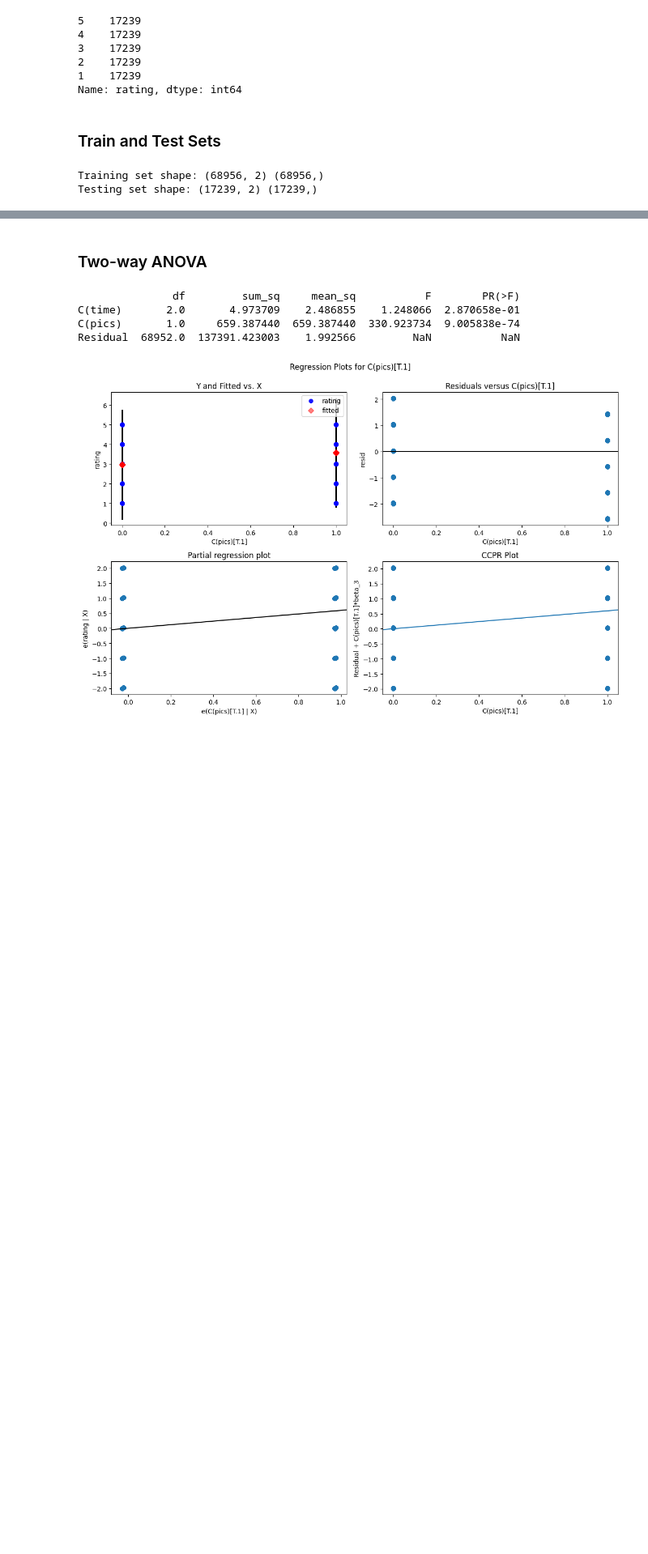
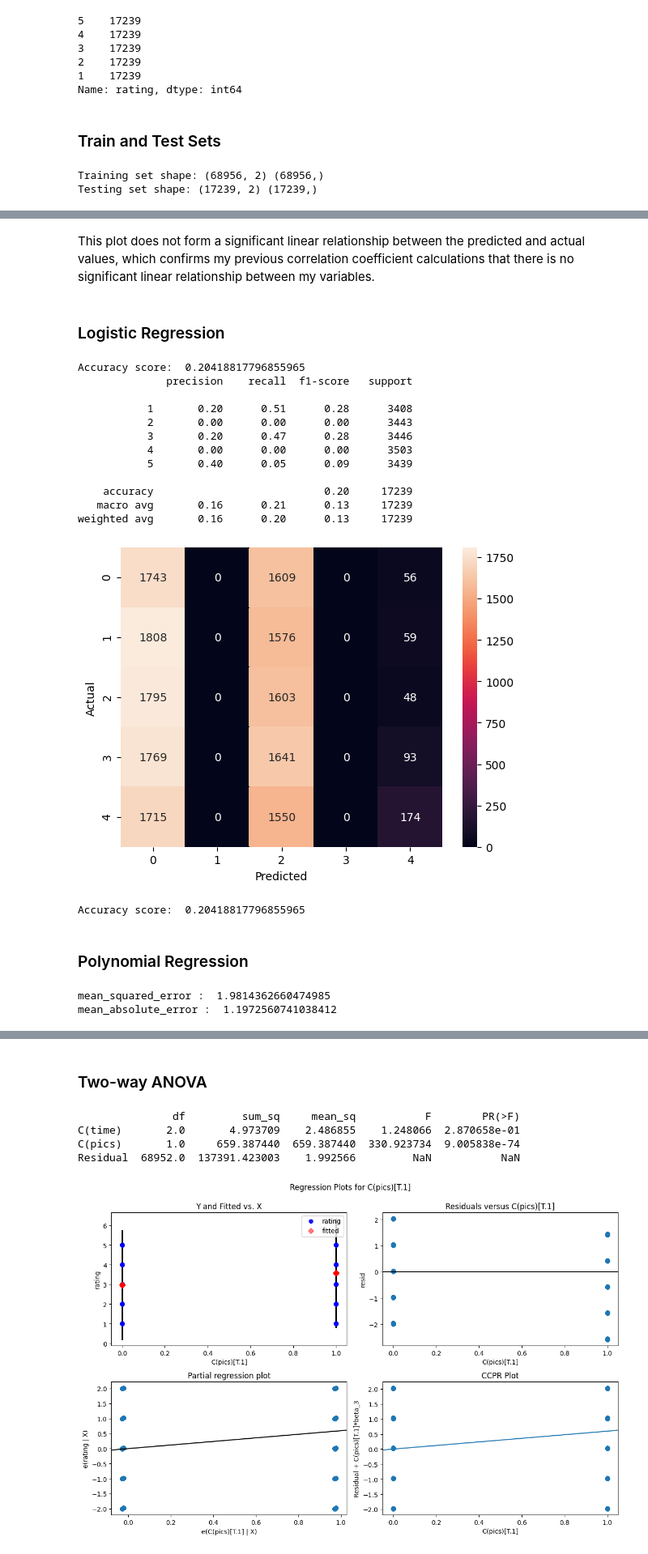
Before and after one commit to SkywingsWang/Masters-Degree-Dissertation, a Jupyter notebook: dissertation.ipynb, the cells around one changed output, grey strips where cells are left out. Shown at 81% size. Saved outputs shown, nothing was run; the diff lists cells and outputs as text; code cells hidden in the pictures; blank space fills up the shorter version.

```diff
--- a/dissertation.ipynb
+++ b/dissertation.ipynb
@@ -262,0 +304,78 @@ Testing set shape: (17239, 2) (17239,)
+# %% [markdown]
+This plot does not form a significant linear relationship between the predicted and actual values, which confirms my previous correlation coefficient calculations that there is no significant linear relationship between my variables.
+# %% [markdown]
+### Logistic Regression
+# %%
+from sklearn.linear_model import LogisticRegression
+from sklearn.metrics import confusion_matrix, accuracy_score, classification_report
+import seaborn as sns
+import matplotlib.pyplot as plt
+
+# 创建模型
+model = LogisticRegression()
+
+# 训练模型
+model.fit(X_train, y_train)
+
+# 在测试集上进行预测
+predictions = model.predict(X_test)
+
+# 评估模型
+print('Accuracy score: ', accuracy_score(y_test, predictions))
+print(classification_report(y_test, predictions))
+
+# 可视化混淆矩阵
+cm = confusion_matrix(y_test, predictions)
+sns.heatmap(cm, annot=True, fmt=".0f")
+plt.xlabel('Predicted')
+plt.ylabel('Actual')
+plt.show()
+# %% [output]
+Accuracy score:  0.20418817796855965
+              precision    recall  f1-score   support
+
+           1       0.20      0.51      0.28      3408
+           2       0.00      0.00      0.00      3443
+           3       0.20      0.47      0.28      3446
+           4       0.00      0.00      0.00      3503
+           5       0.40      0.05      0.09      3439
+
+    accuracy                           0.20     17239
+   macro avg       0.16      0.21      0.13     17239
+weighted avg       0.16      0.20      0.13     17239
+[figure, added]
+# %%
+from sklearn.linear_model import LogisticRegression
+
+# 创建多项逻辑回归模型，设置 multi_class 参数为 'multinomial'
+model = LogisticRegression(multi_class='multinomial', solver='lbfgs')
+
+# 训练模型
+model.fit(X_train, y_train)
+
+# 在测试集上进行预测
+predictions = model.predict(X_test)
+
+# 评估模型
+from sklearn.metrics import accuracy_score
+print('Accuracy score: ', accuracy_score(y_test, predictions))
+# %% [output]
+Accuracy score:  0.20418817796855965
+# %% [markdown]
+### Polynomial Regression
+# %%
+from sklearn.preprocessing import PolynomialFeatures
+from sklearn.pipeline import make_pipeline
+
+# Fit the polynomial regression model
+degree=2
+polyreg = make_pipeline(PolynomialFeatures(degree), LinearRegression())
+polyreg.fit(X_train, y_train)
+predictions = polyreg.predict(X_test)
+
+# Model evaluation
+print('mean_squared_error : ', mean_squared_error(y_test, predictions))
+print('mean_absolute_error : ', mean_absolute_error(y_test, predictions))
+# %% [output]
+mean_squared_error :  1.9814362660474985
+mean_absolute_error :  1.1972560741038412
```
Also changed, not shown: parts of 17 cells of this notebook.
